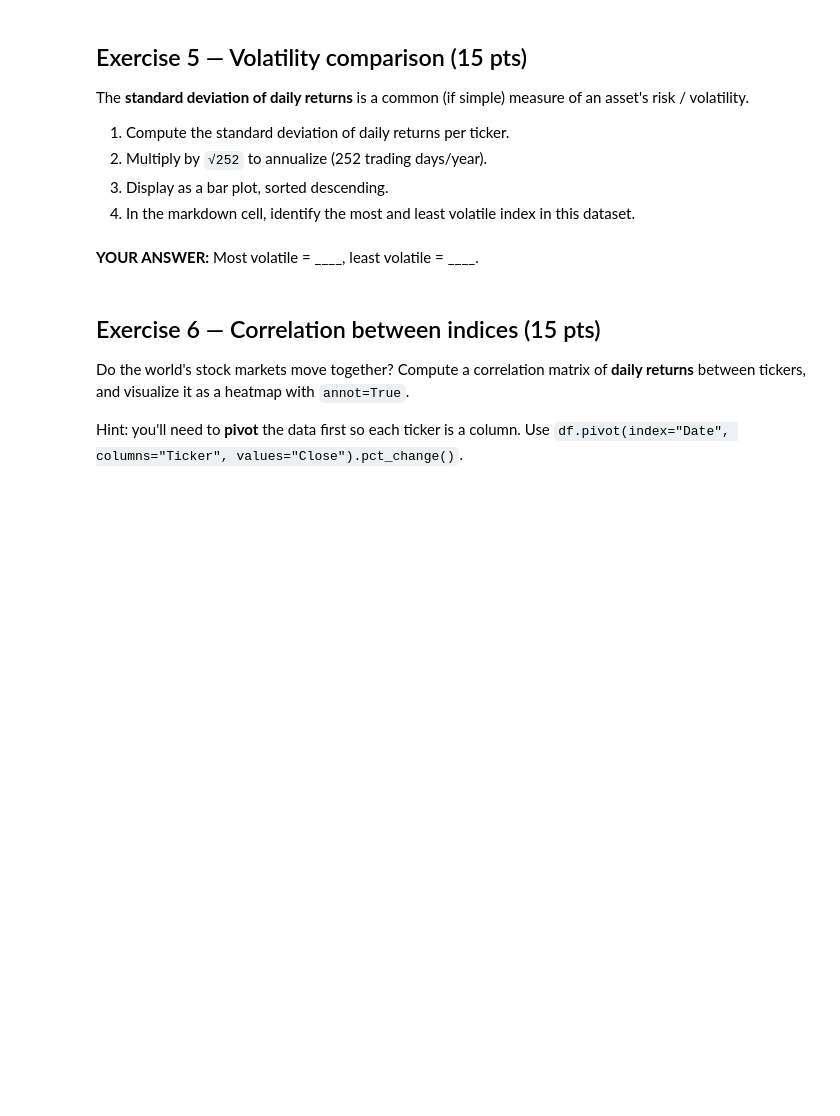
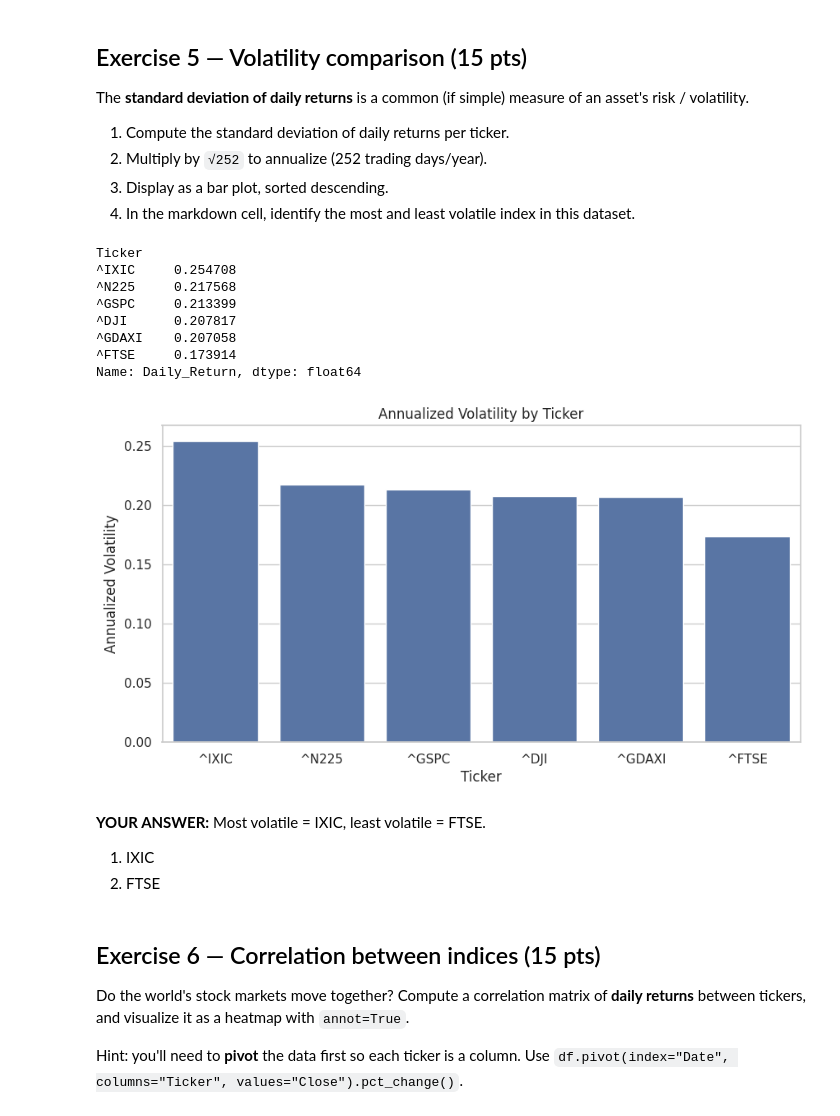
Before and after one commit to stewari23/ITCS-3162, a Jupyter notebook: lab_04_exercise.ipynb, the cells around one changed output. Cells and saved outputs as stored; diff of their text form; code cells hidden in the pictures; blank space fills up the shorter version.

```diff
--- a/lab_04_exercise.ipynb
+++ b/lab_04_exercise.ipynb
@@ -284,5 +282,43 @@ The **standard deviation of daily returns** is a common (if simple) measure of a
+# %%
+# TODO: annualized volatility per ticker, bar plot
+# Make sure daily returns already exist
+df = df.sort_values(["Ticker", "Date"])
+df["Daily_Return"] = df.groupby("Ticker")["Close"].pct_change()
+
+# Compute annualized volatility
+volatility = (
+    df.groupby("Ticker")["Daily_Return"]
+      .std()
+      .mul(np.sqrt(252))
+      .sort_values(ascending=False)
+)
+
+# Display values
+print(volatility)
+
+# Bar plot
+plt.figure(figsize=(10, 5))
+sns.barplot(x=volatility.index, y=volatility.values)
+
+plt.title("Annualized Volatility by Ticker")
+plt.xlabel("Ticker")
+plt.ylabel("Annualized Volatility")
+plt.show()
+# %% [output]
+Ticker
+^IXIC     0.254708
+^N225     0.217568
+^GSPC     0.213399
+^DJI      0.207817
+^GDAXI    0.207058
+^FTSE     0.173914
+Name: Daily_Return, dtype: float64
+[figure, added]
 # %% [markdown]
-**YOUR ANSWER:** Most volatile = ____, least volatile = ____.
+**YOUR ANSWER:** Most volatile = IXIC, least volatile = FTSE.
+
+1.   IXIC
+2.   FTSE
 # %% [markdown]
 ## Exercise 6 — Correlation between indices (15 pts)
 
```
Also changed, not shown: parts of 10 cells of this notebook.
